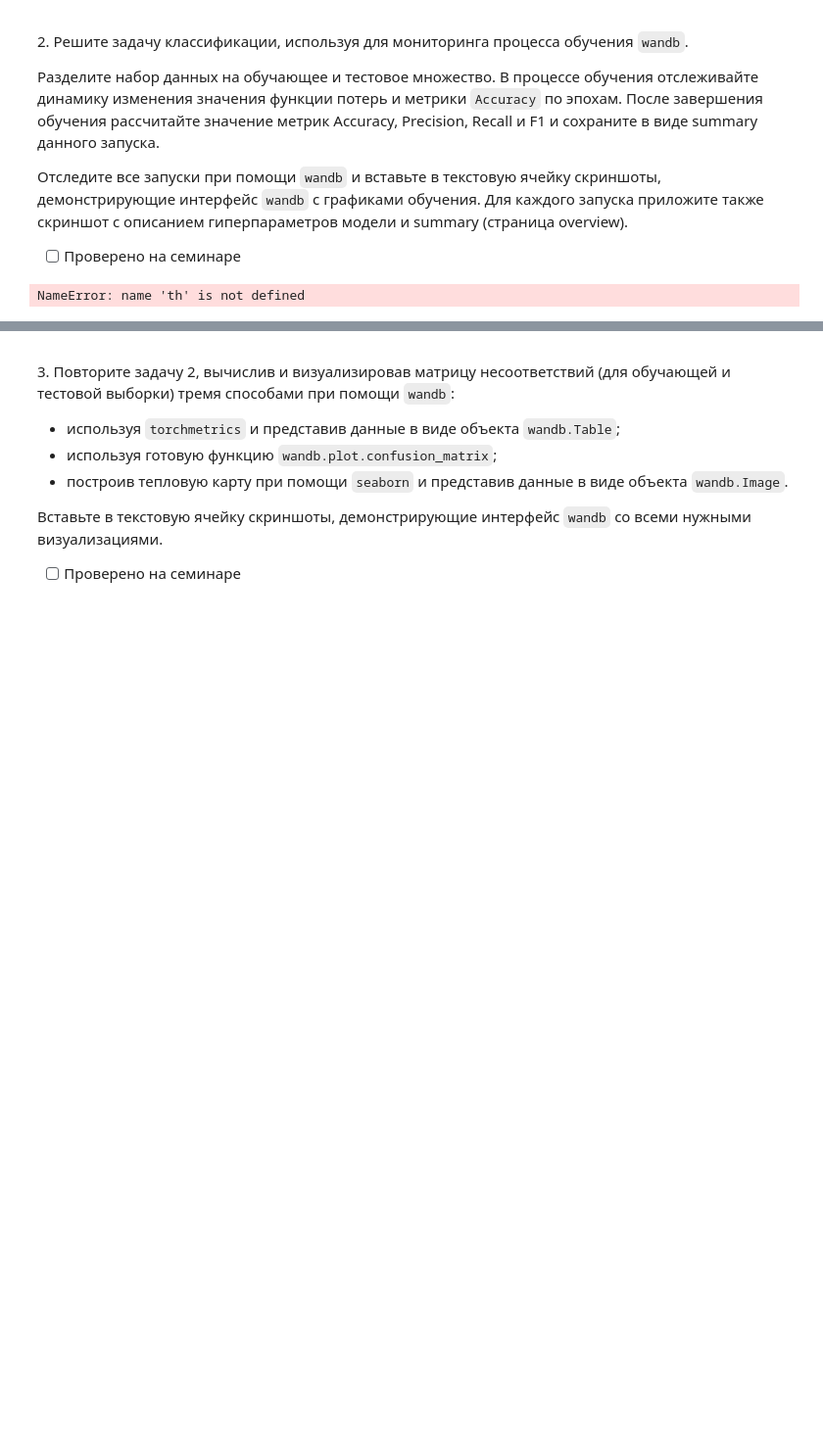
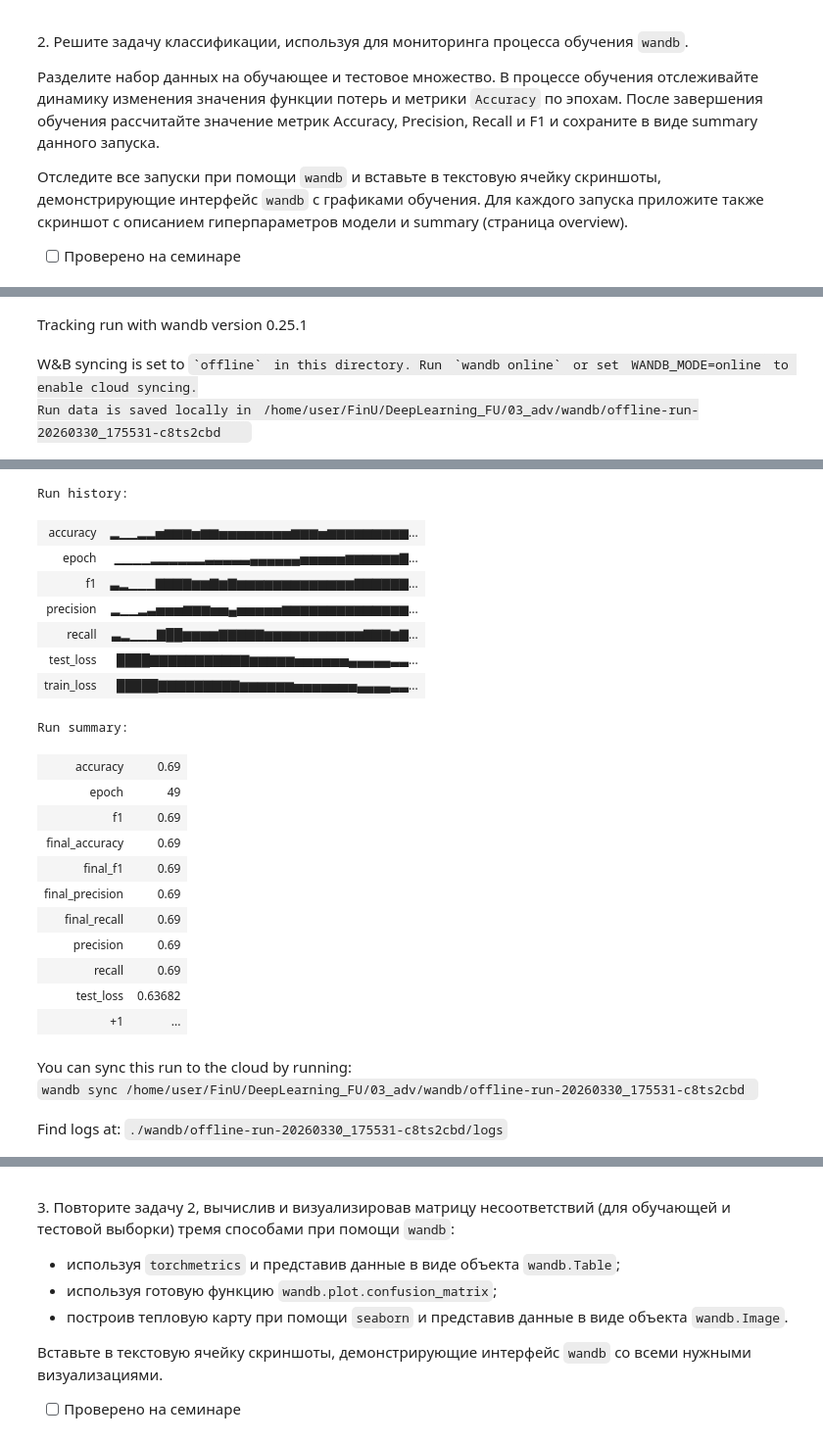
Before and after one commit to Halva773/DeepLearning_FU, a Jupyter notebook: 03_adv/03_1_monitoring.ipynb, the cells around one changed output, grey strips where cells are left out. Shown at 98% size. Saved outputs shown, nothing was run; the diff lists cells and outputs as text; code cells hidden in the pictures; blank space fills up the shorter version.

```diff
--- a/03_adv/03_1_monitoring.ipynb
+++ b/03_adv/03_1_monitoring.ipynb
@@ -250,10 +255,12 @@ Find logs at: ./wandb/offline-run-20260330_163702-2k3phfrp/logs
 
 - [ ] Проверено на семинаре
 # %%
-from sklearn.datasets import make_circles
+X, y = make_circles(n_samples=1000, noise=0.05, random_state=42)
 
-X, y = make_circles(n_samples=1000, noise=0.05, random_state=42)
 X = th.FloatTensor(X)
 y = th.LongTensor(y)
+
+# train/test split
+X_train, X_test, y_train, y_test = train_test_split(
+    X, y, test_size=0.2, random_state=42
+)
-# %% [output]
-NameError: name 'th' is not defined
@@ -259,0 +312,11 @@ NameError: name 'th' is not defined
+# %%
+def compute_metrics(y_true, y_pred):
+    y_true = y_true.numpy()
+    y_pred = y_pred.numpy()
+
+    acc = accuracy_score(y_true, y_pred)
+    prec = precision_score(y_true, y_pred)
+    rec = recall_score(y_true, y_pred)
+    f1 = f1_score(y_true, y_pred)
+
+    return acc, prec, rec, f1
@@ -259,0 +369,3 @@ NameError: name 'th' is not defined
+# %%
+train_model(Model1, {"lr": 0.01, "epochs": 50})
+# %% [output]
@@ -259,0 +373,3 @@ NameError: name 'th' is not defined
+Tracking run with wandb version 0.25.1
+W&B syncing is set to `offline` in this directory. Run `wandb online` or set WANDB_MODE=online to enable cloud syncing.
+Run data is saved locally in /home/user/FinU/DeepLearning_FU/03_adv/wandb/offline-run-20260330_175531-c8ts2cbd
@@ -259,0 +377,23 @@ NameError: name 'th' is not defined
+Run history:
+| accuracy | ▂▁▁▂▂▅▆▆▆▅▆▆▅▅▅▅▅▅▅▅▆▆▆▅▆▆▆▆▆▆▆▆▆... |
+| epoch | ▁▁▁▁▂▂▂▂▂▂▃▃▃▃▃▄▄▄▄▄▄▅▅▅▅▅▆▆▆▆▆▆▇... |
+| f1 | ▃▂▁▁▁▇▇▇▇▆▆▇▆▇▆▆▆▆▆▆▆▆▆▆▆▆▆▇▇▇▇▇▇... |
+| precision | ▂▁▁▂▃▅▅▅▆▆▆▅▅▄▅▅▅▅▅▆▆▆▆▆▆▆▆▆▆▆▆▆▆... |
+| recall | ▃▂▁▁▁▇██▆▆▆▆▇▇▇▇▇▆▆▆▆▆▆▆▆▆▆▆▇▇▇▆▇... |
+| test_loss | ████▇▇▇▇▇▇▇▇▇▇▇▆▆▆▆▆▅▅▅▅▅▅▄▄▄▄▄▃▃... |
+| train_loss | █████▇▇▇▇▇▇▇▇▇▆▆▆▆▆▆▅▅▅▅▅▅▅▄▄▄▄▃▃... |
+Run summary:
+| accuracy | 0.69 |
+| epoch | 49 |
+| f1 | 0.69 |
+| final_accuracy | 0.69 |
+| final_f1 | 0.69 |
+| final_precision | 0.69 |
+| final_recall | 0.69 |
+| precision | 0.69 |
+| recall | 0.69 |
+| test_loss | 0.63682 |
+| +1 | ... |
+You can sync this run to the cloud by running:
+wandb sync /home/user/FinU/DeepLearning_FU/03_adv/wandb/offline-run-20260330_175531-c8ts2cbd
+Find logs at: ./wandb/offline-run-20260330_175531-c8ts2cbd/logs
```
Also changed, not shown: parts of 6 cells of this notebook, 10 other files.
